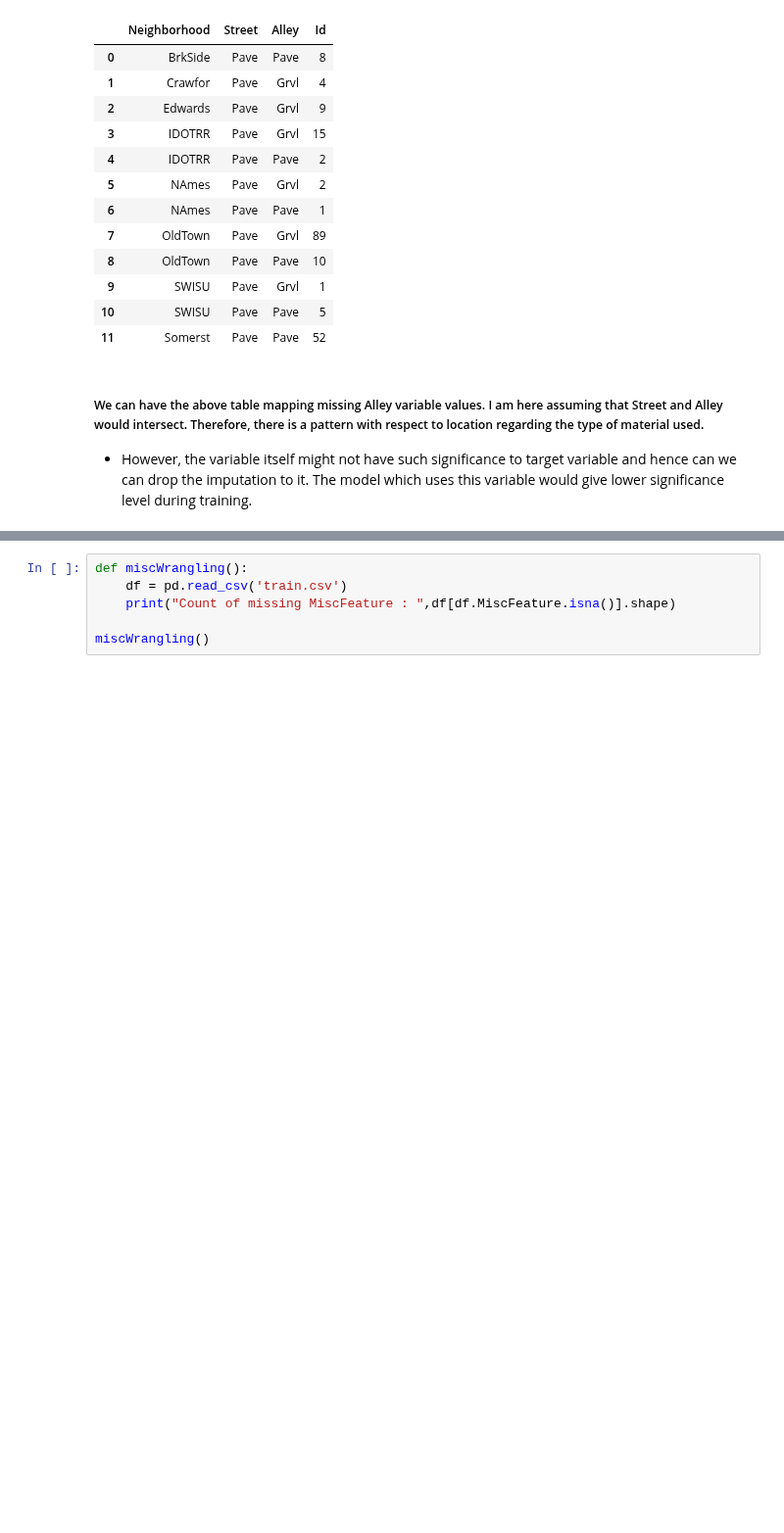
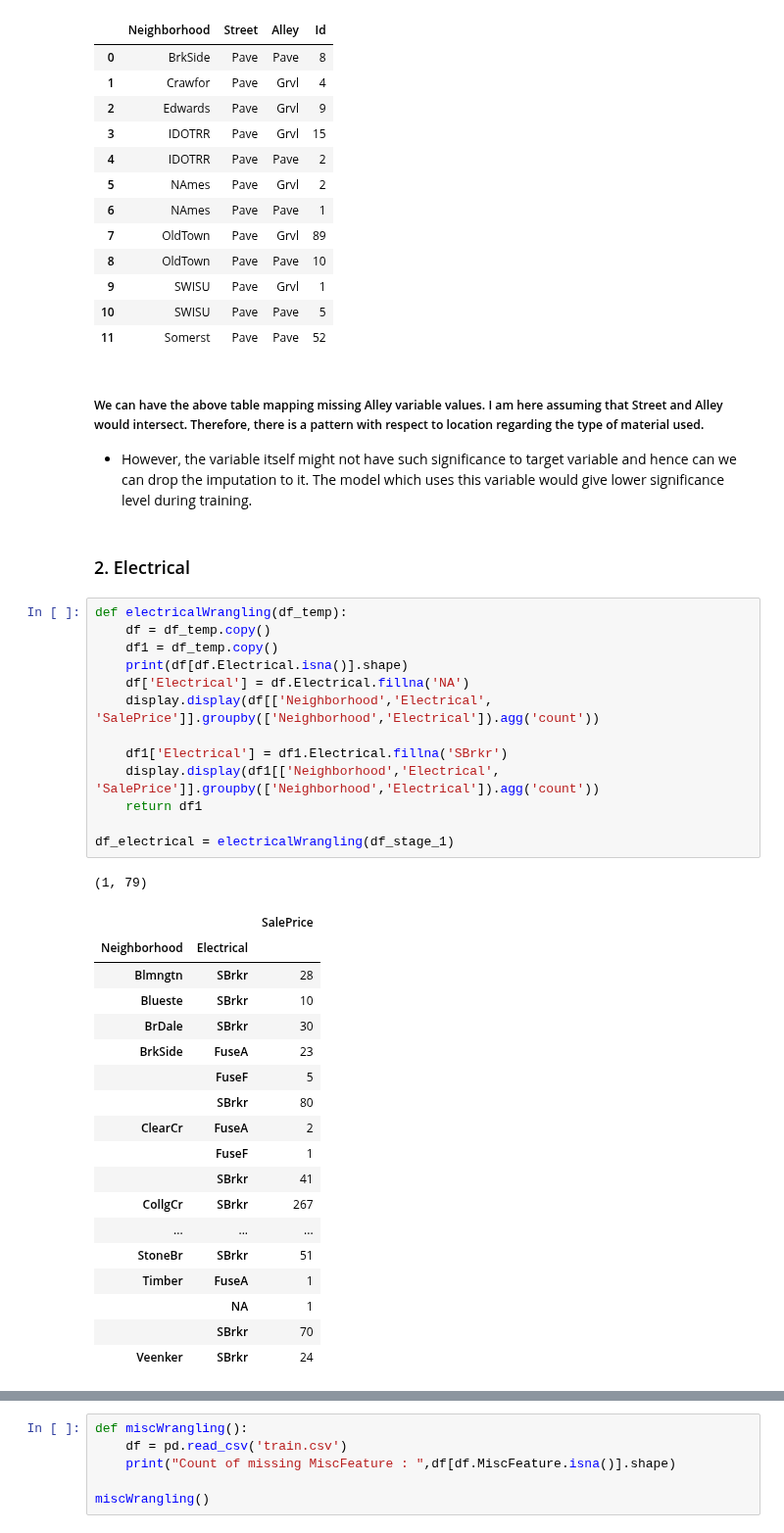
Before and after one commit to PadmarajBhat/Kaggle-Dataset-Exploration, a Jupyter notebook: House Prices- Advanced Regression Techniques/Data Wrangling/House Prices - ART(Wrangling).ipynb, the cells around one changed output, grey strips where cells are left out. Shown at 98% size. Cells and saved outputs as stored; diff of their text form; blank space fills up the shorter version.

Commit message:
feat: Wrangling v4.2 : Cleaning - Electrical & Ext
- Imputing values for Electrical, Exterior1st & Exterior2nd

```diff
--- a/House Prices- Advanced Regression Techniques/Data Wrangling/House Prices - ART(Wrangling).ipynb
+++ b/House Prices- Advanced Regression Techniques/Data Wrangling/House Prices - ART(Wrangling).ipynb
@@ -420,3 +406,38 @@ Initial Shape :  (2919, 81)
 ##### We can have the above table mapping missing Alley variable values. I am here assuming that Street and Alley would intersect. Therefore, there is a pattern with respect to location regarding the type of material used.
 
 * However, the variable itself might not have such significance to target variable and hence can we can drop the imputation to it. The model which uses this variable would give lower significance level during training.
+# %% [markdown]
+### 2. Electrical
+# %%
+def electricalWrangling(df_temp):
+    df = df_temp.copy()
+    df1 = df_temp.copy()
+    print(df[df.Electrical.isna()].shape)
+    df['Electrical'] = df.Electrical.fillna('NA')
+    display.display(df[['Neighborhood','Electrical', 'SalePrice']].groupby(['Neighborhood','Electrical']).agg('count'))
+
+    df1['Electrical'] = df1.Electrical.fillna('SBrkr')
+    display.display(df1[['Neighborhood','Electrical', 'SalePrice']].groupby(['Neighborhood','Electrical']).agg('count'))
+    return df1
+
+df_electrical = electricalWrangling(df_stage_1)
+# %% [output]
+(1, 79)
+|  |  | SalePrice |
+| Neighborhood | Electrical |  |
+| Blmngtn | SBrkr | 28 |
+| Blueste | SBrkr | 10 |
+| BrDale | SBrkr | 30 |
+| BrkSide | FuseA | 23 |
+|  | FuseF | 5 |
+|  | SBrkr | 80 |
+| ClearCr | FuseA | 2 |
+|  | FuseF | 1 |
+|  | SBrkr | 41 |
+| CollgCr | SBrkr | 267 |
+| ... | ... | ... |
+| StoneBr | SBrkr | 51 |
+| Timber | FuseA | 1 |
+|  | NA | 1 |
+|  | SBrkr | 70 |
+| Veenker | SBrkr | 24 |
```
Also changed, not shown: parts of 11 cells of this notebook.
